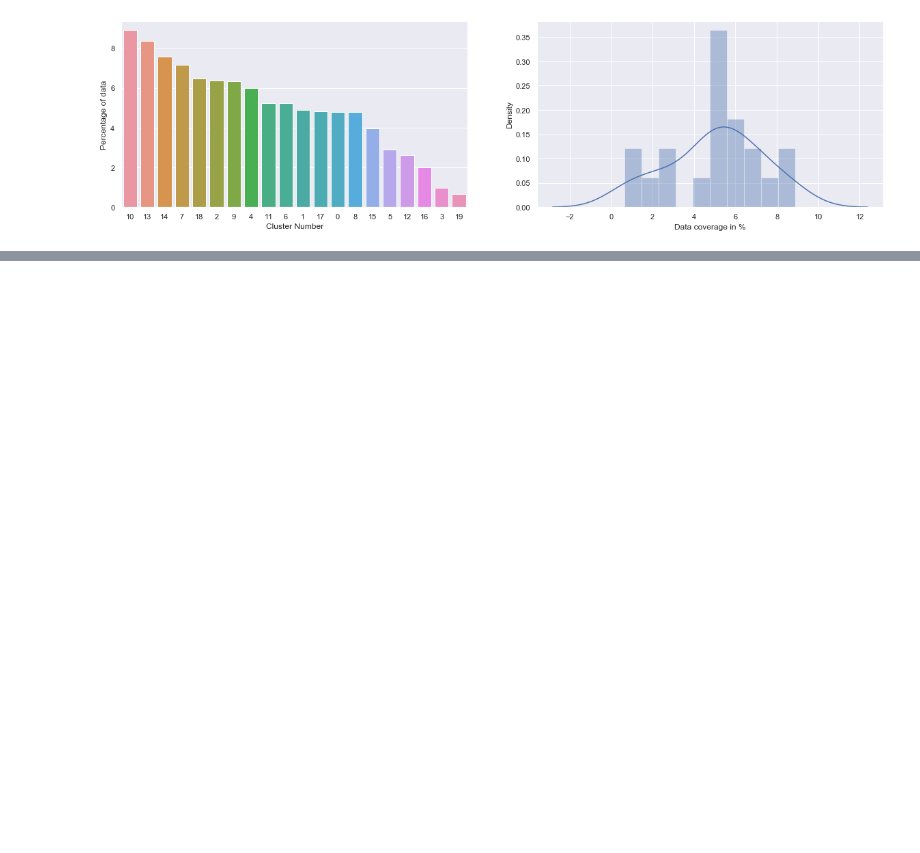
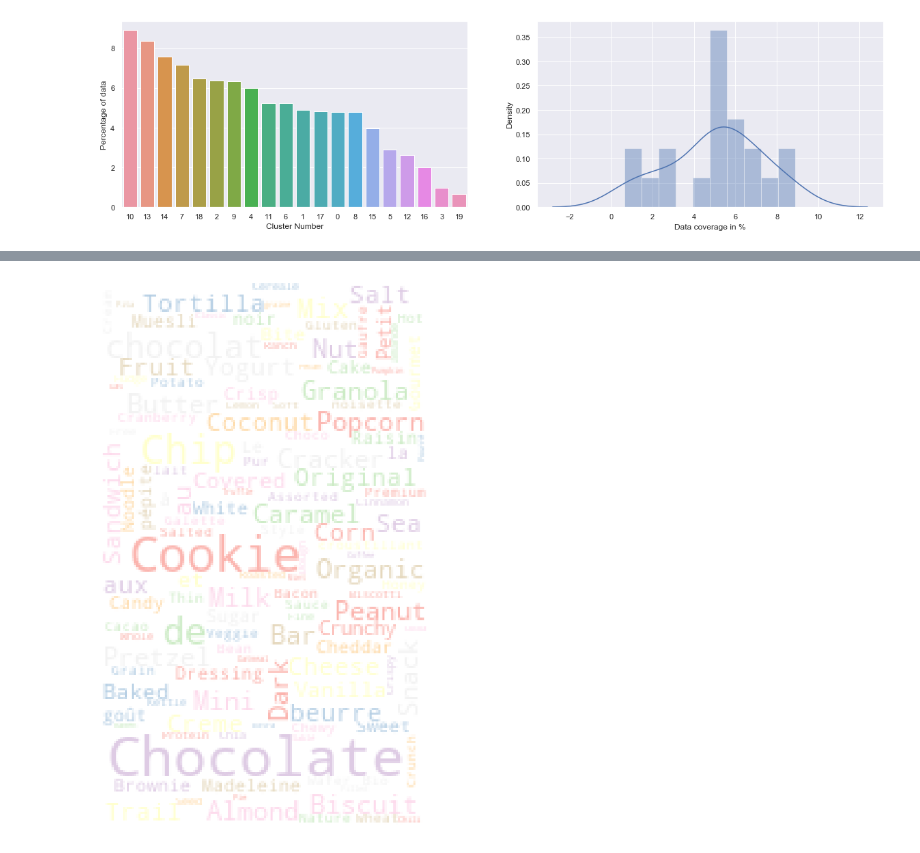
Before and after one commit to stephraja/project-2-off, a Jupyter notebook: notebook_off.ipynb, the cells around one changed output, grey strips where cells are left out. Cells and saved outputs as stored; diff of their text form; code cells hidden in the pictures; blank space fills up the shorter version.

```diff
--- a/notebook_off.ipynb
+++ b/notebook_off.ipynb
@@ -165,0 +174,4 @@ AttributeError: 'list' object has no attribute 'values'
+# %%
+plot_cloud(wordcloud)
+# %% [output]
+[figure, added]
```
Also changed, not shown: parts of 4 cells of this notebook.
